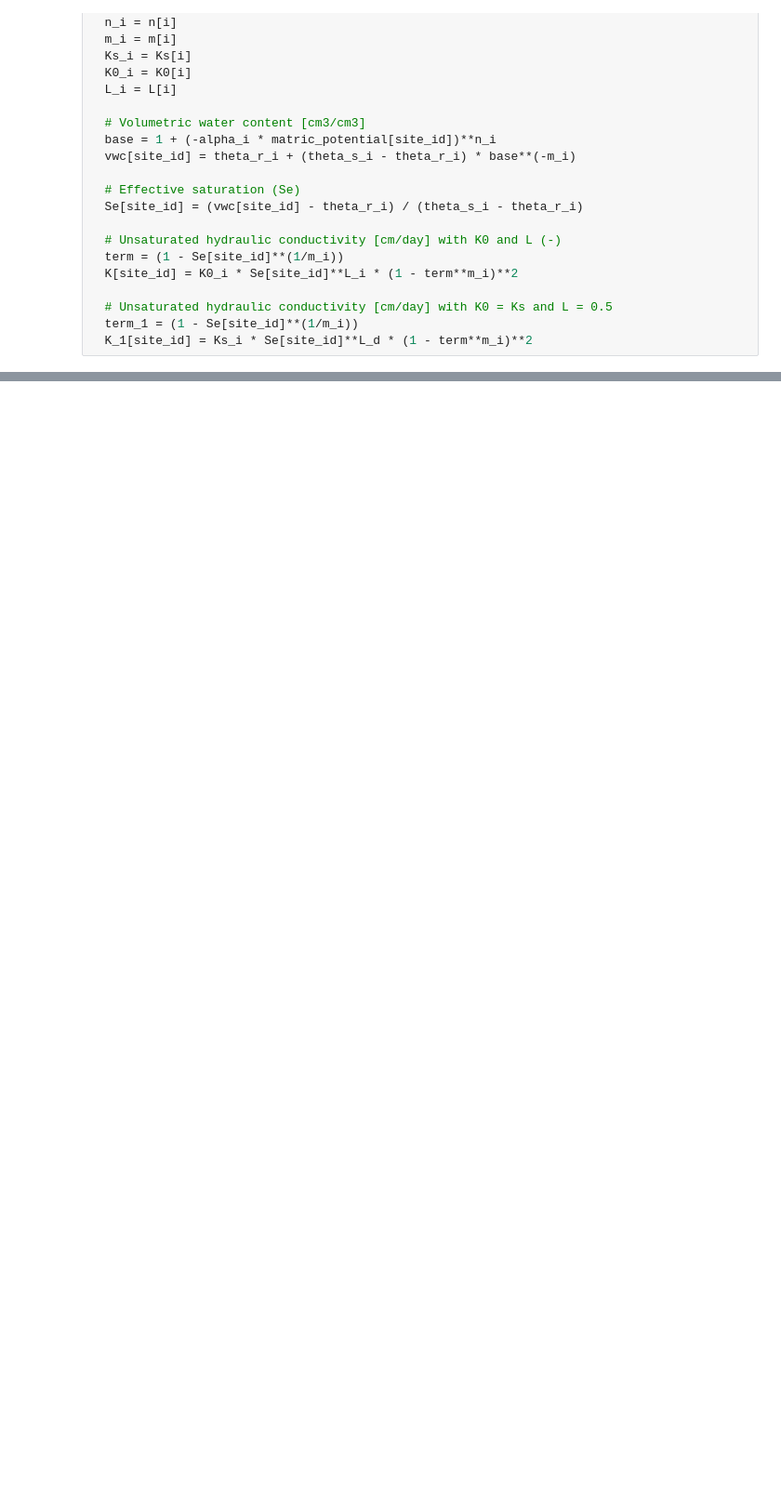
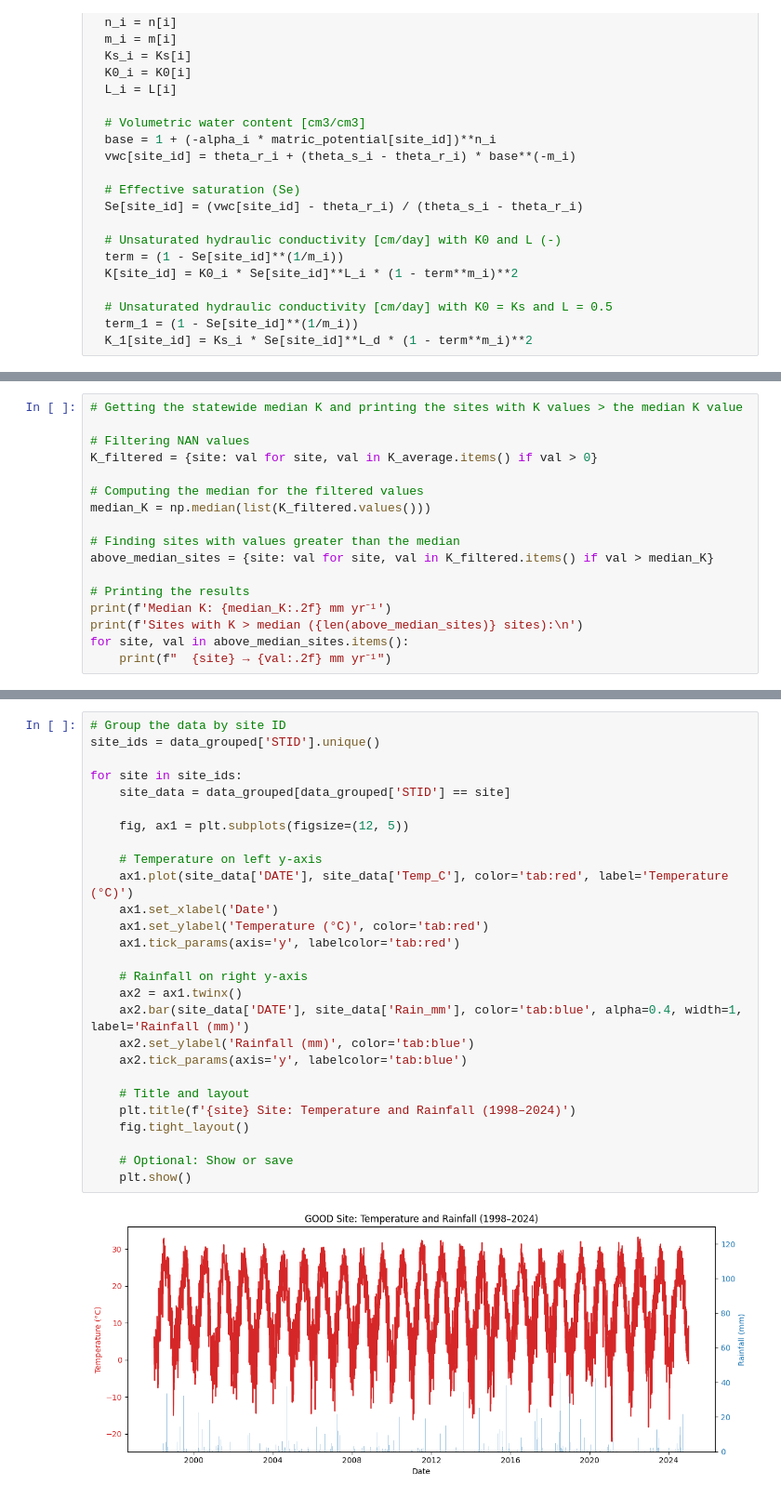
Before and after one commit to MarkBarbadillo/Drainage_estimate, a Jupyter notebook: OK_drainage.ipynb, the cells around one changed output, grey strips where cells are left out. Shown at 93% size. Saved outputs shown, nothing was run; the diff lists cells and outputs as text; blank space fills up the shorter version.

```diff
--- a/OK_drainage.ipynb
+++ b/OK_drainage.ipynb
@@ -174,0 +223,17 @@ Total number of sites: 129
+# %%
+# Getting the statewide median K and printing the sites with K values > the median K value
+
+# Filtering NAN values
+K_filtered = {site: val for site, val in K_average.items() if val > 0}
+
+# Computing the median for the filtered values
+median_K = np.median(list(K_filtered.values()))
+
+# Finding sites with values greater than the median
+above_median_sites = {site: val for site, val in K_filtered.items() if val > median_K}
+
+# Printing the results
+print(f'Median K: {median_K:.2f} mm yr⁻¹')
+print(f'Sites with K > median ({len(above_median_sites)} sites):\n')
+for site, val in above_median_sites.items():
+    print(f"  {site} → {val:.2f} mm yr⁻¹")
@@ -174,0 +322,29 @@ Total number of sites: 129
+# %%
+# Group the data by site ID
+site_ids = data_grouped['STID'].unique()
+
+for site in site_ids:
+    site_data = data_grouped[data_grouped['STID'] == site]
+
+    fig, ax1 = plt.subplots(figsize=(12, 5))
+
+    # Temperature on left y-axis
+    ax1.plot(site_data['DATE'], site_data['Temp_C'], color='tab:red', label='Temperature (°C)')
+    ax1.set_xlabel('Date')
+    ax1.set_ylabel('Temperature (°C)', color='tab:red')
+    ax1.tick_params(axis='y', labelcolor='tab:red')
+
+    # Rainfall on right y-axis
+    ax2 = ax1.twinx()
+    ax2.bar(site_data['DATE'], site_data['Rain_mm'], color='tab:blue', alpha=0.4, width=1, label='Rainfall (mm)')
+    ax2.set_ylabel('Rainfall (mm)', color='tab:blue')
+    ax2.tick_params(axis='y', labelcolor='tab:blue')
+
+    # Title and layout
+    plt.title(f'{site} Site: Temperature and Rainfall (1998–2024)')
+    fig.tight_layout()
+
+    # Optional: Show or save
+    plt.show()
+# %% [output]
+[figure, added]
```
Also changed, not shown: parts of 8 cells of this notebook, 1 other file.
